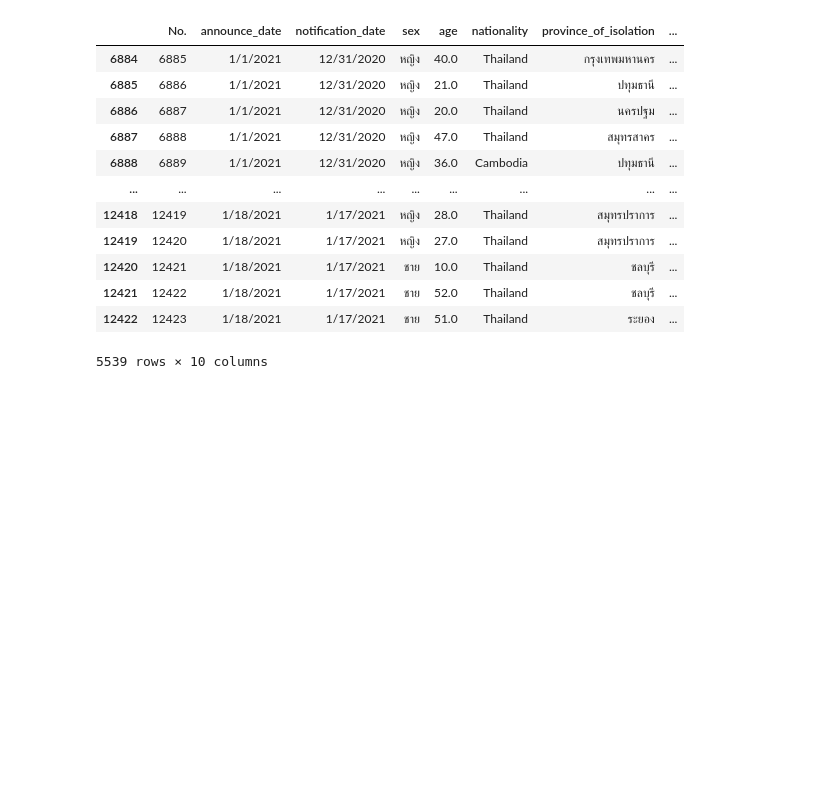
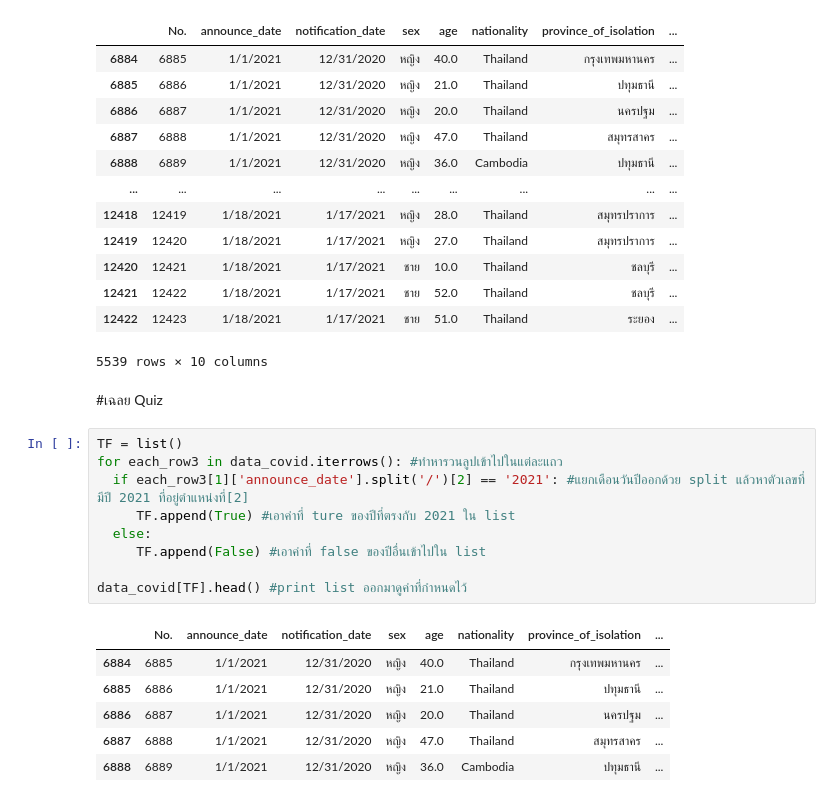
Before and after one commit to Kggzzz/data_viz, a Jupyter notebook: Pandas101.ipynb, the cells around one changed output. Saved outputs shown, nothing was run; the diff lists cells and outputs as text; blank space fills up the shorter version.

```diff
--- a/Pandas101.ipynb
+++ b/Pandas101.ipynb
@@ -476,3 +476,21 @@ data_covid.iloc[6884:,:]
 | 12421 | 12422 | 1/18/2021 | 1/17/2021 | ชาย | 52.0 | Thailand | ชลบุรี | ... |
 | 12422 | 12423 | 1/18/2021 | 1/17/2021 | ชาย | 51.0 | Thailand | ระยอง | ... |
 5539 rows × 10 columns
+# %% [markdown]
+#เฉลย Quiz
+# %%
+TF = list()
+for each_row3 in data_covid.iterrows(): #ทำหารวนลูปเข้าไปในแต่ละแถว
+  if each_row3[1]['announce_date'].split('/')[2] == '2021': #แยกเดือนวันปีออกด้วย split แล้วหาตัวเลขที่มีปี 2021 ที่อยู่ตำแหน่งที่[2]
+     TF.append(True) #เอาค่าที่ ture ของปีที่ตรงกับ 2021 ใน list
+  else:
+     TF.append(False) #เอาค่าที่ false ของปีอื่นเข้าไปใน list
+
+data_covid[TF].head() #print list ออกมาดูค่าที่กำหนดไว้
+# %% [output]
+|  | No. | announce_date | notification_date | sex | age | nationality | province_of_isolation | ... |
+| 6884 | 6885 | 1/1/2021 | 12/31/2020 | หญิง | 40.0 | Thailand | กรุงเทพมหานคร | ... |
+| 6885 | 6886 | 1/1/2021 | 12/31/2020 | หญิง | 21.0 | Thailand | ปทุมธานี | ... |
+| 6886 | 6887 | 1/1/2021 | 12/31/2020 | หญิง | 20.0 | Thailand | นครปฐม | ... |
+| 6887 | 6888 | 1/1/2021 | 12/31/2020 | หญิง | 47.0 | Thailand | สมุทรสาคร | ... |
+| 6888 | 6889 | 1/1/2021 | 12/31/2020 | หญิง | 36.0 | Cambodia | ปทุมธานี | ... |
```
Also changed, not shown: parts of 2 cells of this notebook.
